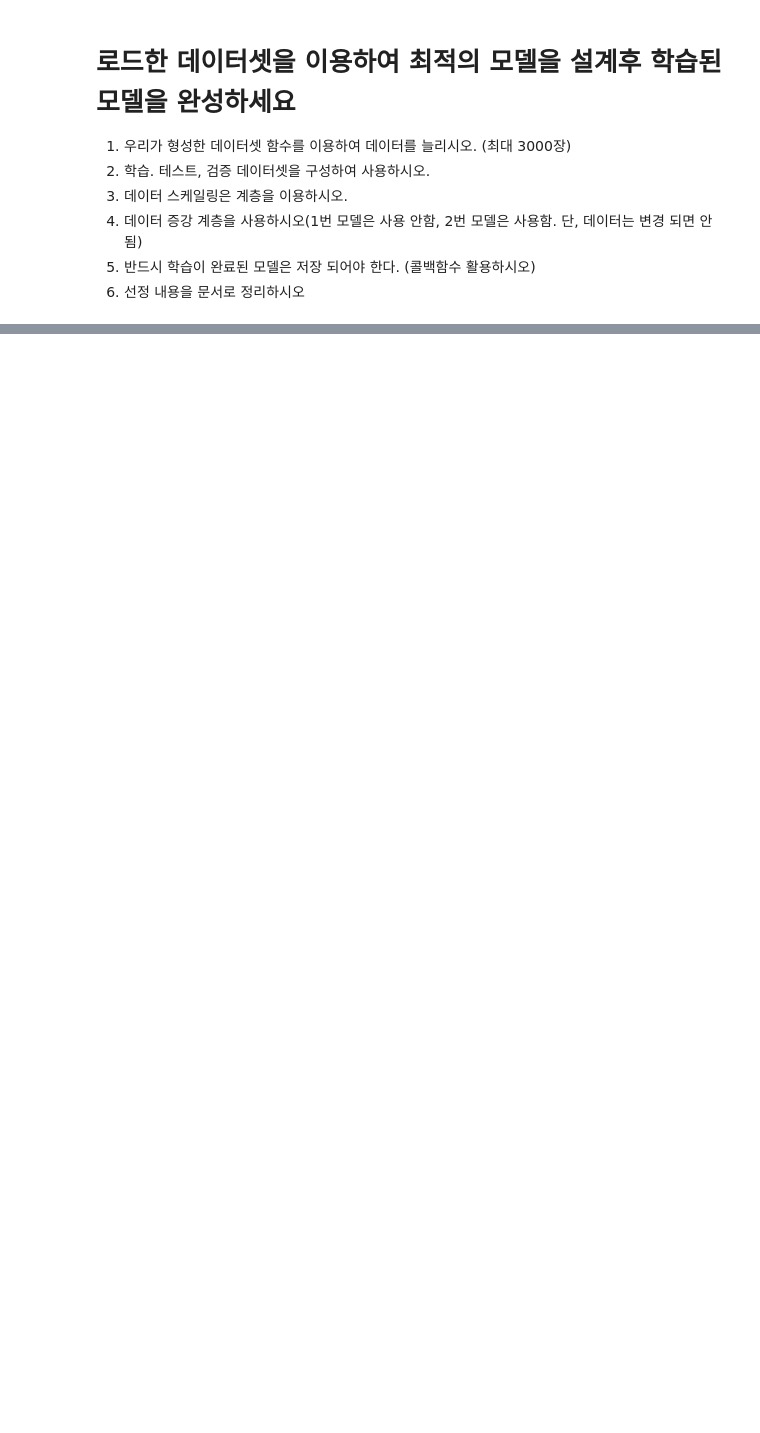
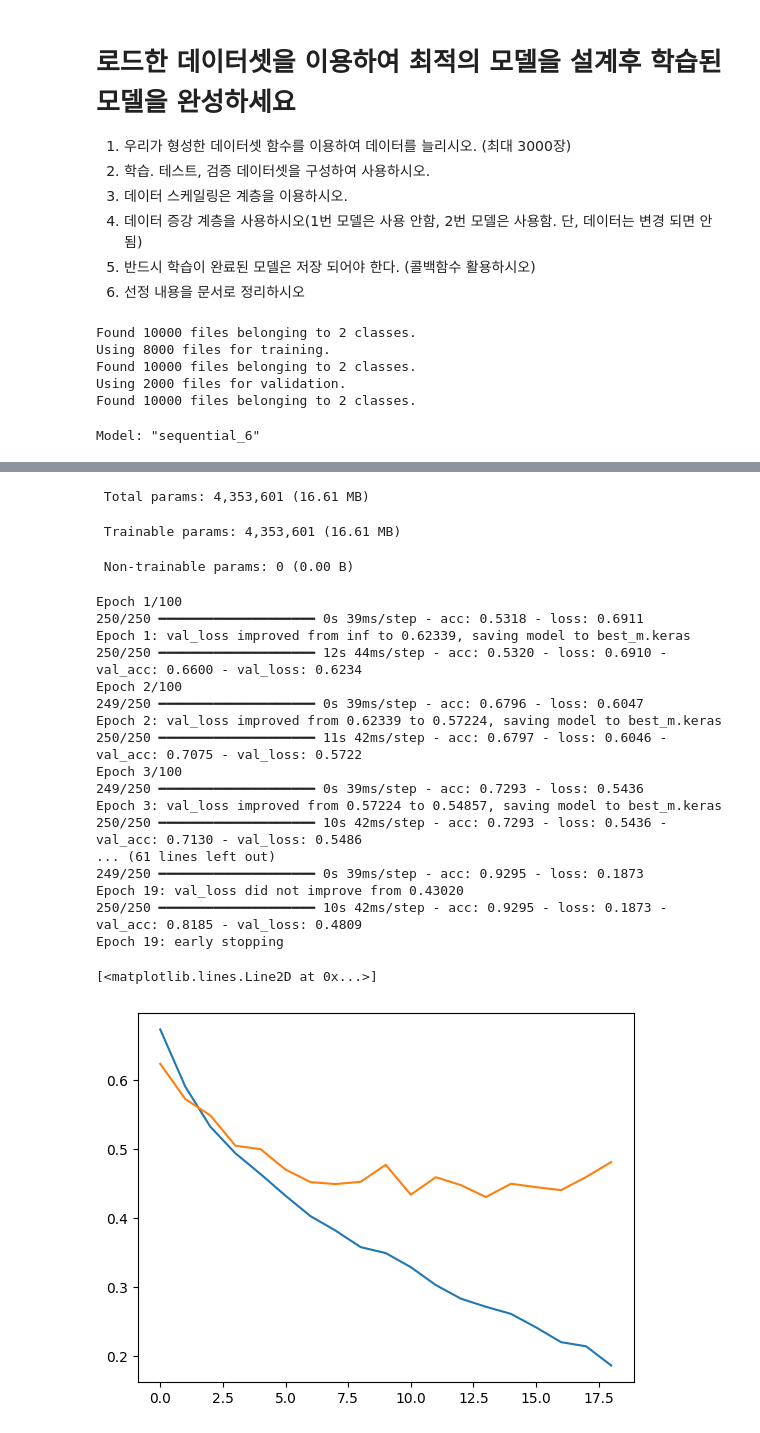
Before and after one commit to Ihan0316/ai_scool, a Jupyter notebook: 8월/8-20/Test.ipynb, the cells around one changed output, grey strips where cells are left out. Cells and saved outputs as stored; diff of their text form; code cells hidden in the pictures; blank space fills up the shorter version.

```diff
--- a/8월/8-20/Test.ipynb
+++ b/8월/8-20/Test.ipynb
@@ -37,12 +64,18 @@ def make_subset(sub_n, s_idx, e_idx):
         for f_n in f_ns:
             shutil.copyfile(src=old_dir/f_n, dst=dir/f_n)
 
-make_subset('tr_data', 0, 3000)
-make_subset('tt_data', 3000, 6000)
+make_subset('tr_data', 0, 5000)
+make_subset('tt_data', 5000, 10000)
 
-tr_ds=image_dataset_from_directory(new_dir/'tr_data',batch_size=128,image_size=(180,180), seed=42, validation_split=0.2, subset='training')
-val_ds=image_dataset_from_directory(new_dir/'tr_data',batch_size=128,image_size=(180,180), seed=42,validation_split=0.2, subset='validation')
-tt_ds=image_dataset_from_directory(new_dir/'tt_data',batch_size=128,image_size=(180,180), seed=42)
+tr_ds=image_dataset_from_directory(new_dir/'tr_data',image_size=(180,180), seed=42, validation_split=0.2, subset='training')
+val_ds=image_dataset_from_directory(new_dir/'tr_data',image_size=(180,180), seed=42,validation_split=0.2, subset='validation')
+tt_ds=image_dataset_from_directory(new_dir/'tt_data',image_size=(180,180), seed=42)
+# %% [output]
+Found 10000 files belonging to 2 classes.
+Using 8000 files for training.
+Found 10000 files belonging to 2 classes.
+Using 2000 files for validation.
+Found 10000 files belonging to 2 classes.
 # %%
 # 모델 생성 (데이터 증강 전)
 m = Sequential()
@@ -50,10 +83,8 @@ m.add(Input(shape=(180, 180, 3)))
 m.add(Rescaling(scale=1./255))
 m.add(Conv2D(32, 3, 1, padding='same', activation='relu'))
 m.add(MaxPooling2D(2))
-m.add(BatchNormalization())
 m.add(Conv2D(64, 3, 1, padding='same', activation='relu'))
 m.add(MaxPooling2D(2))
-m.add(BatchNormalization())
 m.add(Conv2D(128, 3, 1, padding='same', activation='relu'))
 m.add(MaxPooling2D(2))
 # m.add(BatchNormalization())
@@ -61,7 +92,7 @@ m.add(Conv2D(256, 3, 1, padding='same', activation='relu'))
 m.add(MaxPooling2D(2))
 # m.add(BatchNormalization())
 m.add(Flatten())
-m.add(Dense(100, activation='relu'))
+m.add(Dense(128, activation='relu'))
 m.add(Dense(1, activation='sigmoid'))
 
 m.summary()
@@ -70,9 +101,11 @@ m_ck1 = ModelCheckpoint('best_m.keras', save_best_only=True, verbose=1)
 m_ck2 = EarlyStopping(monitor='val_loss', patience=5, verbose=1)
 adam = Adam(learning_rate=0.0001)
 
-m.compile(loss='binary_crossentropy', metrics=['acc'], optimizer='adam')
-history_m = m.fit(tr_ds, epochs=100, callbacks=[m_ck1,m_ck2], validation_data=val_ds, verbose=1, batch_size=128)
+m.compile(loss='binary_crossentropy', metrics=['acc'], optimizer=adam)
+history_m = m.fit(tr_ds, epochs=100, callbacks=[m_ck1,m_ck2], validation_data=val_ds, verbose=1)
 
 # 그래프 확인
 plt.plot(history_m.history['loss'])
 plt.plot(history_m.history['val_loss'])
+# %% [output]
+Model: "sequential_6"
@@ -79 +129,23 @@ plt.plot(history_m.history['val_loss'])
+ Total params: 4,353,601 (16.61 MB)
+ Trainable params: 4,353,601 (16.61 MB)
+ Non-trainable params: 0 (0.00 B)
+Epoch 1/100
+250/250 ━━━━━━━━━━━━━━━━━━━━ 0s 39ms/step - acc: 0.5318 - loss: 0.6911
+Epoch 1: val_loss improved from inf to 0.62339, saving model to best_m.keras
+250/250 ━━━━━━━━━━━━━━━━━━━━ 12s 44ms/step - acc: 0.5320 - loss: 0.6910 - val_acc: 0.6600 - val_loss: 0.6234
+Epoch 2/100
+249/250 ━━━━━━━━━━━━━━━━━━━━ 0s 39ms/step - acc: 0.6796 - loss: 0.6047
+Epoch 2: val_loss improved from 0.62339 to 0.57224, saving model to best_m.keras
+250/250 ━━━━━━━━━━━━━━━━━━━━ 11s 42ms/step - acc: 0.6797 - loss: 0.6046 - val_acc: 0.7075 - val_loss: 0.5722
+Epoch 3/100
+249/250 ━━━━━━━━━━━━━━━━━━━━ 0s 39ms/step - acc: 0.7293 - loss: 0.5436
+Epoch 3: val_loss improved from 0.57224 to 0.54857, saving model to best_m.keras
+250/250 ━━━━━━━━━━━━━━━━━━━━ 10s 42ms/step - acc: 0.7293 - loss: 0.5436 - val_acc: 0.7130 - val_loss: 0.5486
+... (61 lines left out)
+249/250 ━━━━━━━━━━━━━━━━━━━━ 0s 39ms/step - acc: 0.9295 - loss: 0.1873
+Epoch 19: val_loss did not improve from 0.43020
+250/250 ━━━━━━━━━━━━━━━━━━━━ 10s 42ms/step - acc: 0.9295 - loss: 0.1873 - val_acc: 0.8185 - val_loss: 0.4809
+Epoch 19: early stopping
+[<matplotlib.lines.Line2D at 0x...>]
+[figure, added]
 # %%
```
Also changed, not shown: parts of 5 cells of this notebook, 9 other files.
